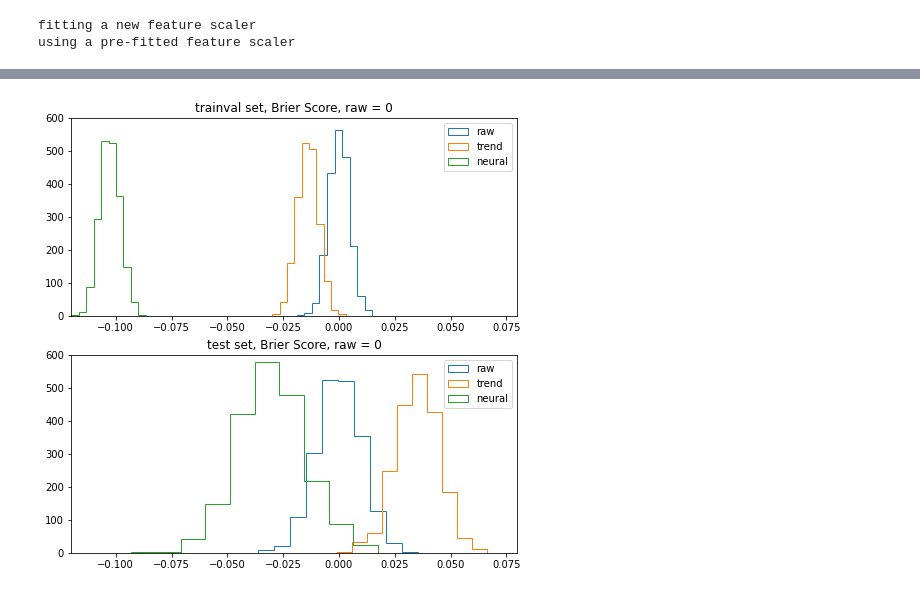
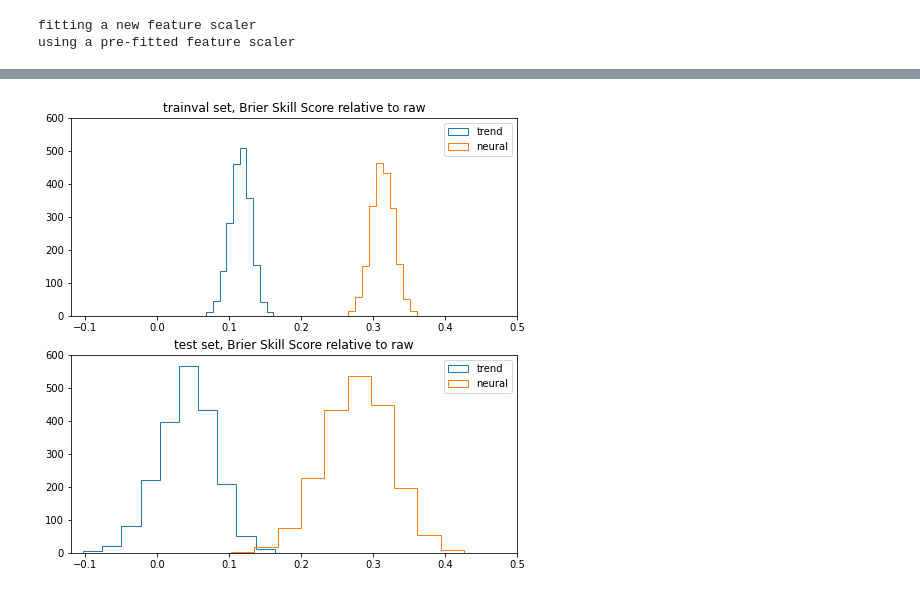
Before and after one commit to chiemvs/Hybrid, a Jupyter notebook: notebooks/verification.ipynb, the cells around one changed output, grey strips where cells are left out. Cells and saved outputs as stored; diff of their text form; code cells hidden in the pictures.

```diff
--- a/notebooks/verification.ipynb
+++ b/notebooks/verification.ipynb
@@ -126,0 +121,31 @@ Epoch 2/200
+# %%
+# scale test and trainval BS separately based on the mean raw score
+bszero = bs.copy()
+bszero['test'] = bs['test'] - float(bs[('test', 'raw')].mean())
+bszero['trainval'] = bs['trainval'] - float(bs[('trainval', 'raw')].mean())
+
+# BSS
+bss = bs.copy()
+bss['test'] = 1 - bs['test'] / bs[[('test', 'raw')]].values
+bss['trainval'] = 1 - bs['trainval'] / bs[[('trainval', 'raw')]].values
+bss = bss.loc[:,(slice(None),['trend','neural'])]
+# %%
+def to_kernel_density(vals):
+    if isinstance(vals, (pd.Series, pd.DataFrame)):
+        vals = vals.values.squeeze()
+    positions = np.linspace(start = vals.min(), stop = vals.max(), num = 100)
+    density = gaussian_kde(vals)(positions)
+    return(positions, density)
+# %%
+fig, axes = plt.subplots(ncols=1, nrows = 2, figsize = (8,8), squeeze = False)
+for key in bszero.columns:
+    i = bszero.columns.get_level_values(0).unique().tolist().index(key[0])
+    ax = axes[i,0]
+    #ax.hist(bszero[key], label = key[-1], histtype = 'step')
+    im = ax.plot(*to_kernel_density(bszero[key]),label = key[-1])
+    ax.vlines(x = float(bszero[key].mean()), ymin=0, ymax = 20, color = im[0].get_c())
+    #ax.set_xlim(left = -0.12, right = 0.08)
+    ax.set_xlim(left = -0.12, right = 0.02)
+    ax.set_ylim(0,190)
+    ax.set_title(f'{key[0]} set, Brier Score, raw = 0')
+    ax.legend()
@@ -127,15 +154,16 @@ Epoch 2/200
 # %%
 fig, axes = plt.subplots(ncols=1, nrows = 2, figsize = (8,8), squeeze = False)
-for key in bs.columns:
-    i = bs.columns.get_level_values(0).unique().tolist().index(key[0])
+for key in bss.columns:
+    i = bss.columns.get_level_values(0).unique().tolist().index(key[0])
     ax = axes[i,0]
-    ax.hist(bs[key], label = key[-1], histtype = 'step')
-    ax.set_xlim(left = -0.12, right = 0.08)
+    ax.hist(bss[key], label = key[-1], histtype = 'step')
+    #ax.set_xlim(left = -0.12, right = 0.08)
+    ax.set_xlim(left = -0.12, right = 0.5)
     ax.set_ylim(0,600)
-    ax.set_title(f'{key[0]} set, Brier Score, raw = 0')
+    ax.set_title(f'{key[0]} set, Brier Skill Score relative to raw')
     ax.legend()
 # %% [output]
-[figure, old version]
+[figure, new version]
 # %%
 complete_test = pd.DataFrame({'raw':forc_test.iloc[:,focus_class], 'trend': trend_test,'neural':preds_test[:,focus_class]}, index = forc_test.index)
 complete_test.columns.name = 'type'
```
Also changed, not shown: parts of 7 cells of this notebook, 6 other files.
